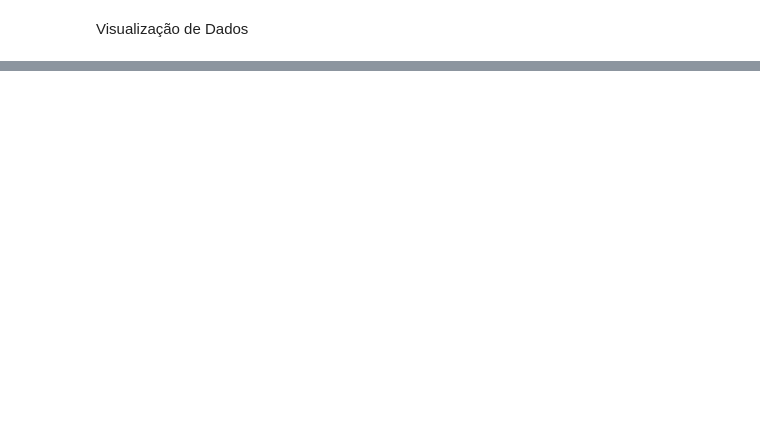
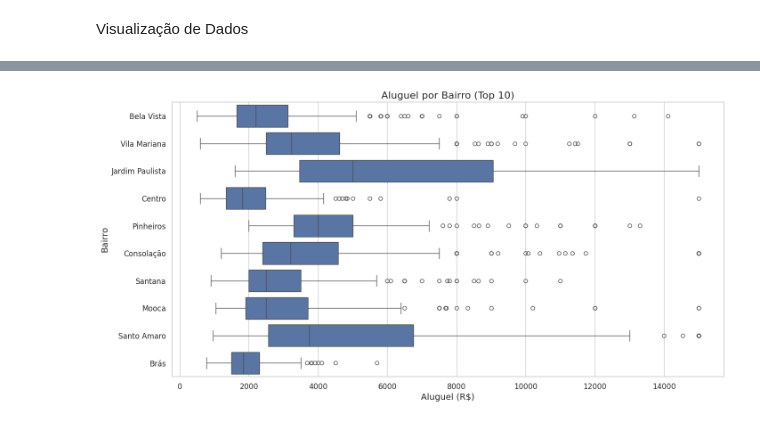
Before and after one commit to MateusMalvezzi/AnaliseePredicao, a Jupyter notebook: Projeto2_AnáliseePredição.ipynb, the cells around one changed output, grey strips where cells are left out. Drawn from its saved outputs; the diff is of its cells as text; code cells hidden in the pictures; blank space fills up the shorter version.

```diff
--- a/Projeto2_AnáliseePredição.ipynb
+++ b/Projeto2_AnáliseePredição.ipynb
@@ -214,0 +256,14 @@ Visualização de Dados
+# %%
+# Boxplot do Aluguel por Bairro (para os 10 bairros mais comuns)
+plt.figure(figsize=(16, 8))
+top_10_bairros = dados['district'].value_counts().index[:10]
+sns.boxplot(x='rent', y='district', data=dados[dados['district'].isin(top_10_bairros)], order=top_10_bairros)
+plt.title('Aluguel por Bairro (Top 10)', fontsize=16)
+plt.xlabel('Aluguel (R$)', fontsize=14)
+plt.ylabel('Bairro', fontsize=14)
+plt.xticks(fontsize=12)
+plt.yticks(fontsize=12)
+sns.set_theme(style="whitegrid")  # Adicionar um tema estético
+plt.show()
+# %% [output]
+[figure, added]
```
Also changed, not shown: parts of 27 cells of this notebook.
